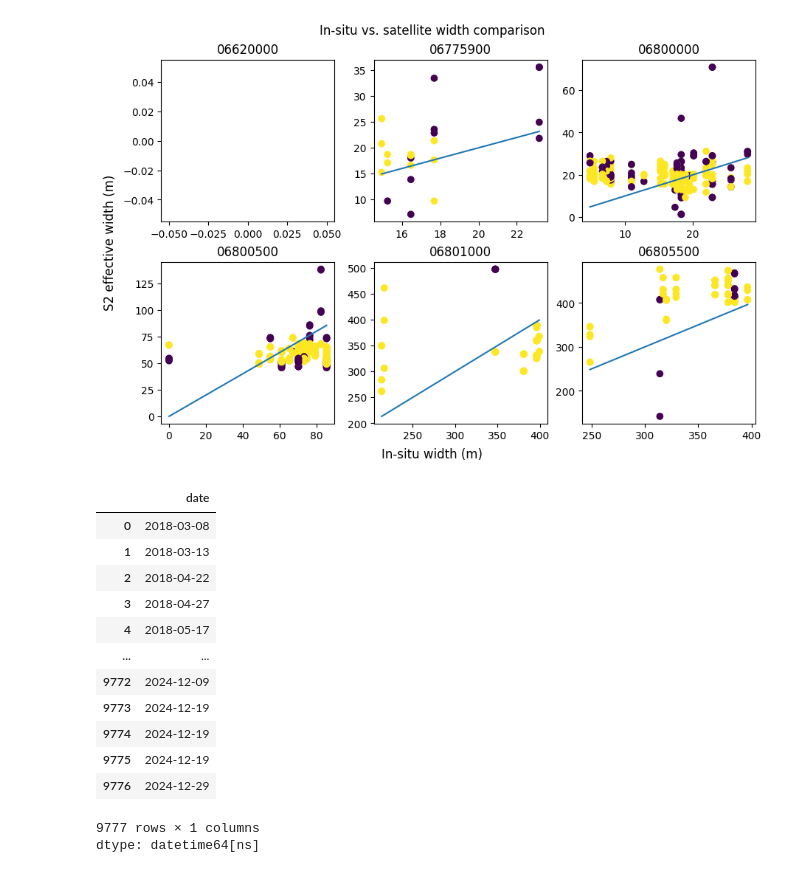
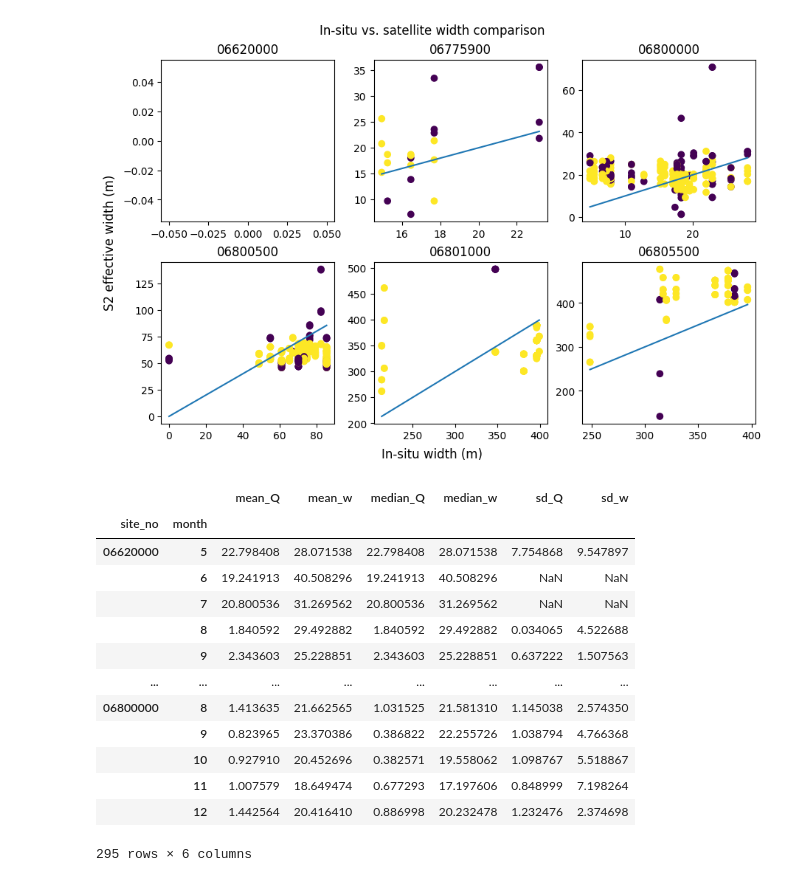
Before and after one commit to wherediddavidgo/multitemporal_RSSA, a Jupyter notebook: stac_gage_ew_analysis.ipynb, the cells around one changed output. Cells and saved outputs as stored; diff of their text form; code cells hidden in the pictures.

```diff
--- a/stac_gage_ew_analysis.ipynb
+++ b/stac_gage_ew_analysis.ipynb
@@ -531,20 +533,3 @@ fig.suptitle('In-situ vs. satellite width comparison')
 # %% [output]
 Text(0.5, 0.98, 'In-situ vs. satellite width comparison')
 [figure]
-# %%
-t.date
-# %% [output]
-|  | date |
-| 0 | 2018-03-08 |
-| 1 | 2018-03-13 |
-| 2 | 2018-04-22 |
-| 3 | 2018-04-27 |
-| 4 | 2018-05-17 |
-| ... | ... |
-| 9772 | 2024-12-09 |
-| 9773 | 2024-12-19 |
-| 9774 | 2024-12-19 |
-| 9775 | 2024-12-19 |
-| 9776 | 2024-12-29 |
-9777 rows × 1 columns
-dtype: datetime64[ns]
@@ -551,3 +545,20 @@ dtype: datetime64[ns]
+# %%
+month_avgs
+# %% [output]
+|  |  | mean_Q | mean_w | median_Q | median_w | sd_Q | sd_w |
+| site_no | month |  |  |  |  |  |  |
+| 06620000 | 5 | 22.798408 | 28.071538 | 22.798408 | 28.071538 | 7.754868 | 9.547897 |
+|  | 6 | 19.241913 | 40.508296 | 19.241913 | 40.508296 | NaN | NaN |
+|  | 7 | 20.800536 | 31.269562 | 20.800536 | 31.269562 | NaN | NaN |
+|  | 8 | 1.840592 | 29.492882 | 1.840592 | 29.492882 | 0.034065 | 4.522688 |
+|  | 9 | 2.343603 | 25.228851 | 2.343603 | 25.228851 | 0.637222 | 1.507563 |
+| ... | ... | ... | ... | ... | ... | ... | ... |
+| 06800000 | 8 | 1.413635 | 21.662565 | 1.031525 | 21.581310 | 1.145038 | 2.574350 |
+|  | 9 | 0.823965 | 23.370386 | 0.386822 | 22.255726 | 1.038794 | 4.766368 |
+|  | 10 | 0.927910 | 20.452696 | 0.382571 | 19.558062 | 1.098767 | 5.518867 |
+|  | 11 | 1.007579 | 18.649474 | 0.677293 | 17.197606 | 0.848999 | 7.198264 |
+|  | 12 | 1.442564 | 20.416410 | 0.886998 | 20.232478 | 1.232476 | 2.374698 |
+295 rows × 6 columns
 # %%
 t = alldata.loc[alldata.fraction_cloud < 0.2]
 t = t.loc[t.fraction_snow < 0.5]
```
Also changed, not shown: parts of 12 cells of this notebook.
